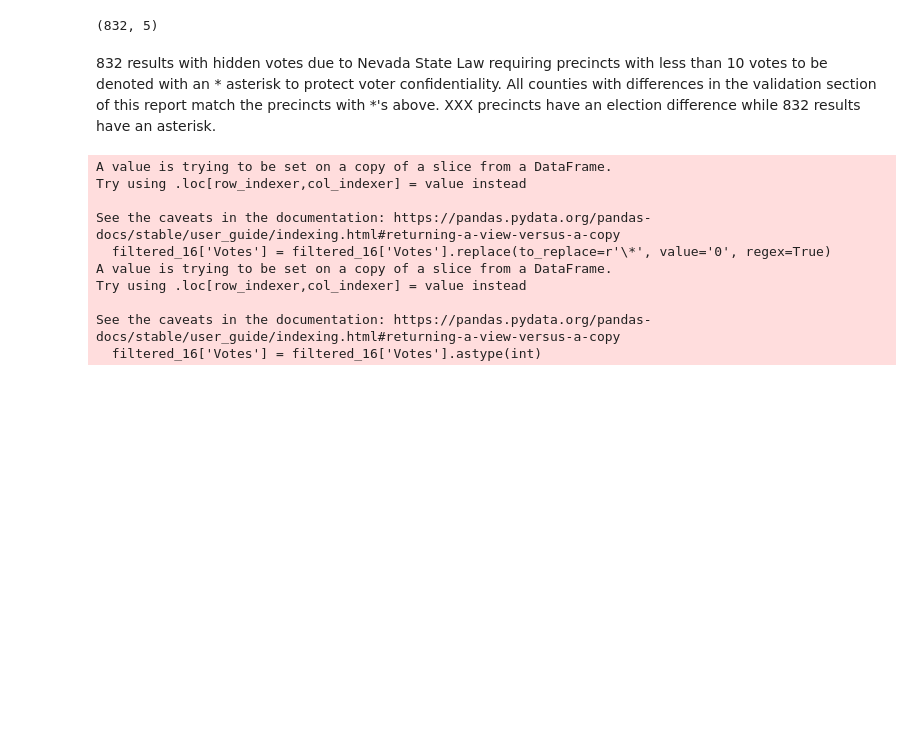
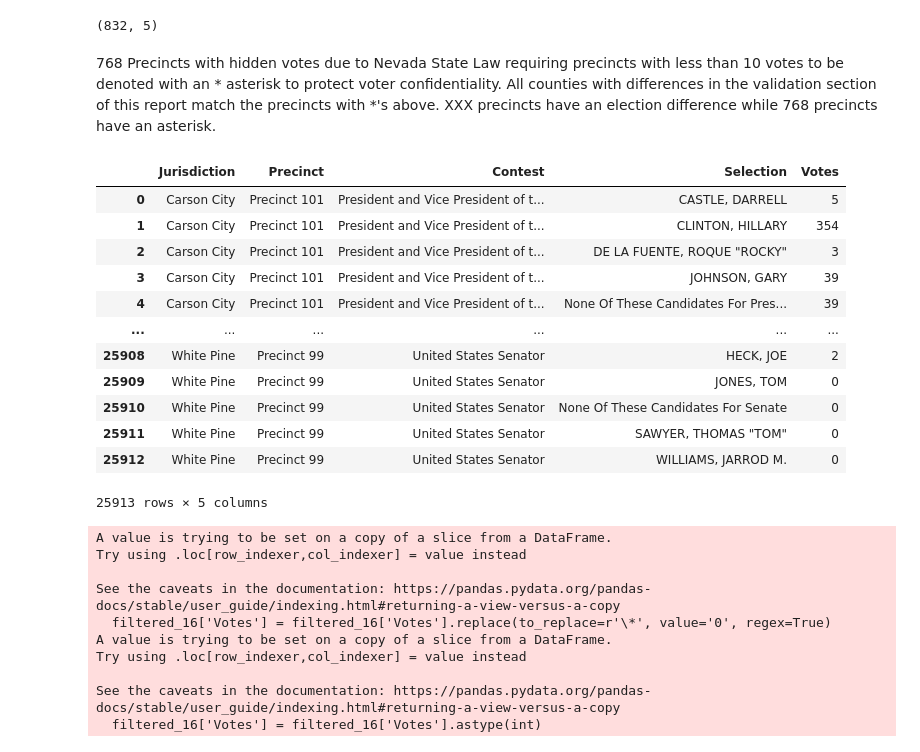
Before and after one commit to nonpartisan-redistricting-datahub/pdv-nv, a Jupyter notebook: vest-nv-2016/vest-nv-2016.ipynb, the cells around one changed output. Saved outputs shown, nothing was run; the diff lists cells and outputs as text; code cells hidden in the pictures; blank space fills up the shorter version.

```diff
--- a/vest-nv-2016/vest-nv-2016.ipynb
+++ b/vest-nv-2016/vest-nv-2016.ipynb
@@ -144,5 +144,21 @@ filtered_16[filtered_16['Votes']=="*"].shape
 # %% [output]
 (832, 5)
 # %% [markdown]
-832 results with hidden votes due to Nevada State Law requiring precincts with less than 10 votes to be denoted with an * asterisk to protect voter confidentiality. All counties with differences in the validation section of this report match the precincts with *'s above. XXX precincts have an election difference while 832 results have an asterisk.
+768 Precincts with hidden votes due to Nevada State Law requiring precincts with less than 10 votes to be denoted with an * asterisk to protect voter confidentiality. All counties with differences in the validation section of this report match the precincts with *'s above. XXX precincts have an election difference while 768 precincts have an asterisk.
+# %%
+filtered_16
+# %% [output]
+|  | Jurisdiction | Precinct | Contest | Selection | Votes |
+| 0 | Carson City | Precinct 101 | President and Vice President of t... | CASTLE, DARRELL | 5 |
+| 1 | Carson City | Precinct 101 | President and Vice President of t... | CLINTON, HILLARY | 354 |
+| 2 | Carson City | Precinct 101 | President and Vice President of t... | DE LA FUENTE, ROQUE "ROCKY" | 3 |
+| 3 | Carson City | Precinct 101 | President and Vice President of t... | JOHNSON, GARY | 39 |
+| 4 | Carson City | Precinct 101 | President and Vice President of t... | None Of These Candidates For Pres... | 39 |
+| ... | ... | ... | ... | ... | ... |
+| 25908 | White Pine | Precinct 99 | United States Senator | HECK, JOE | 2 |
+| 25909 | White Pine | Precinct 99 | United States Senator | JONES, TOM | 0 |
+| 25910 | White Pine | Precinct 99 | United States Senator | None Of These Candidates For Senate | 0 |
+| 25911 | White Pine | Precinct 99 | United States Senator | SAWYER, THOMAS "TOM" | 0 |
+| 25912 | White Pine | Precinct 99 | United States Senator | WILLIAMS, JARROD M. | 0 |
+25913 rows × 5 columns
 # %%
```
Also changed, not shown: parts of 23 cells of this notebook.
